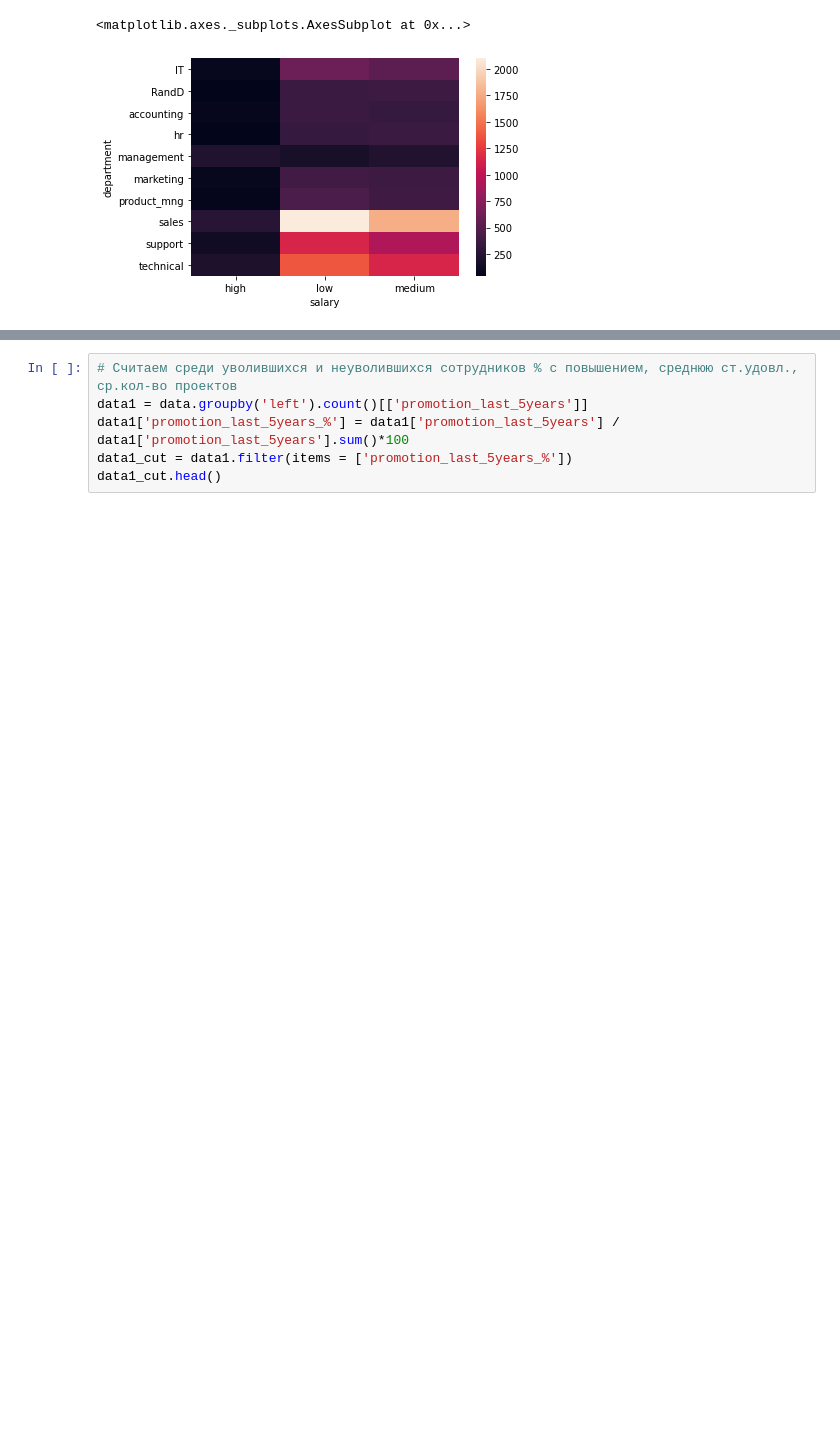
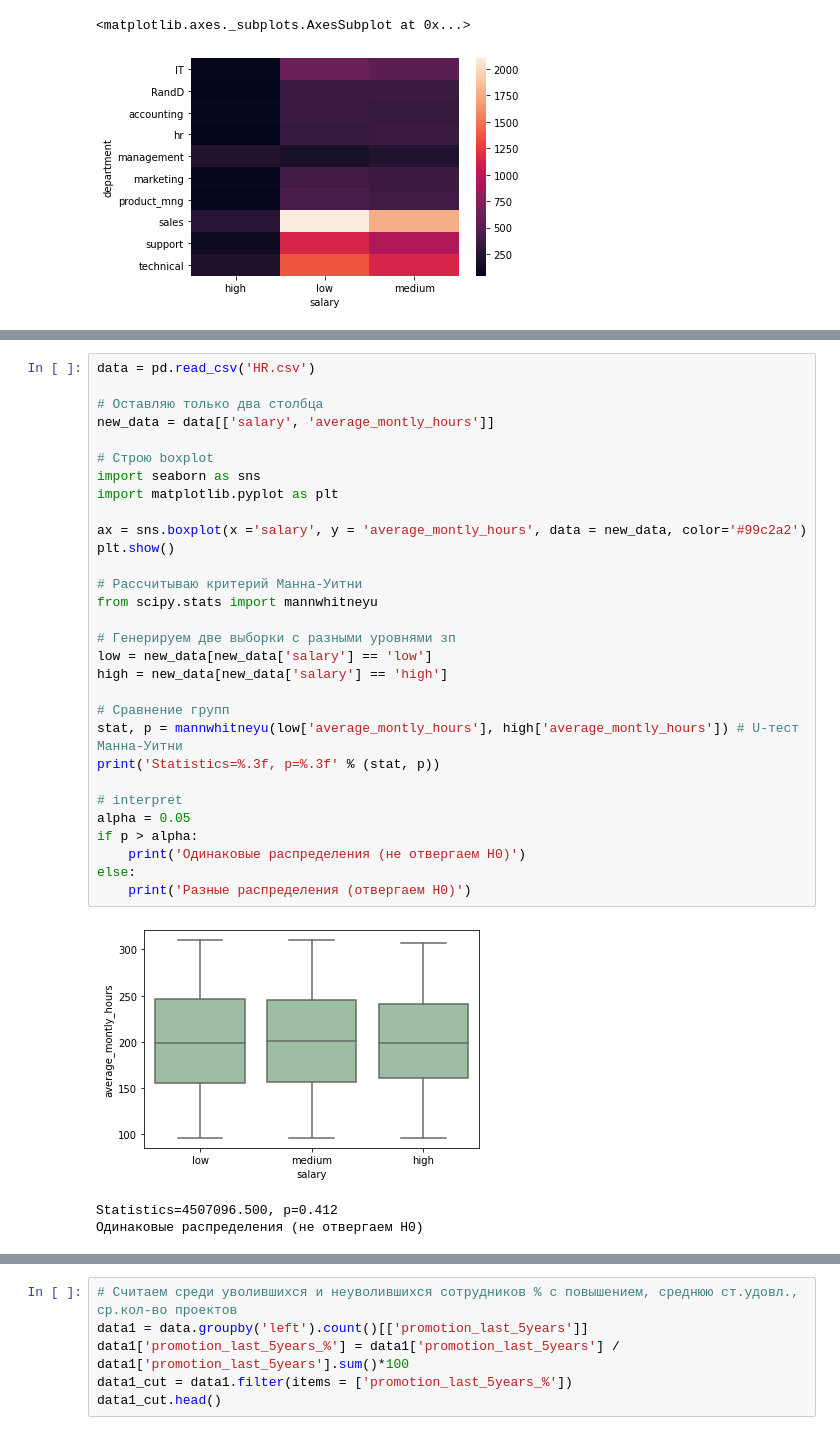
Before and after one commit to Senoe22/-, a Jupyter notebook: Untitled.ipynb, the cells around one changed output, grey strips where cells are left out. Saved outputs shown, nothing was run; the diff lists cells and outputs as text; blank space fills up the shorter version.

```diff
--- a/Untitled.ipynb
+++ b/Untitled.ipynb
@@ -108,0 +157,34 @@ sns.heatmap(data_pivot)
+# %%
+data = pd.read_csv('HR.csv')
+
+# Оставляю только два столбца
+new_data = data[['salary', 'average_montly_hours']]
+
+# Строю boxplot
+import seaborn as sns
+import matplotlib.pyplot as plt
+
+ax = sns.boxplot(x ='salary', y = 'average_montly_hours', data = new_data, color='#99c2a2')
+plt.show()
+
+# Рассчитываю критерий Манна-Уитни
+from scipy.stats import mannwhitneyu
+
+# Генерируем две выборки с разными уровнями зп
+low = new_data[new_data['salary'] == 'low']
+high = new_data[new_data['salary'] == 'high']
+
+# Сравнение групп
+stat, p = mannwhitneyu(low['average_montly_hours'], high['average_montly_hours']) # U-тест Манна-Уитни
+print('Statistics=%.3f, p=%.3f' % (stat, p))
+
+# interpret
+alpha = 0.05
+if p > alpha:
+    print('Одинаковые распределения (не отвергаем H0)')
+else:
+    print('Разные распределения (отвергаем H0)')
+# %% [output]
+[figure, added]
+Statistics=4507096.500, p=0.412
+Одинаковые распределения (не отвергаем H0)
```
Also changed, not shown: parts of 19 cells of this notebook.
